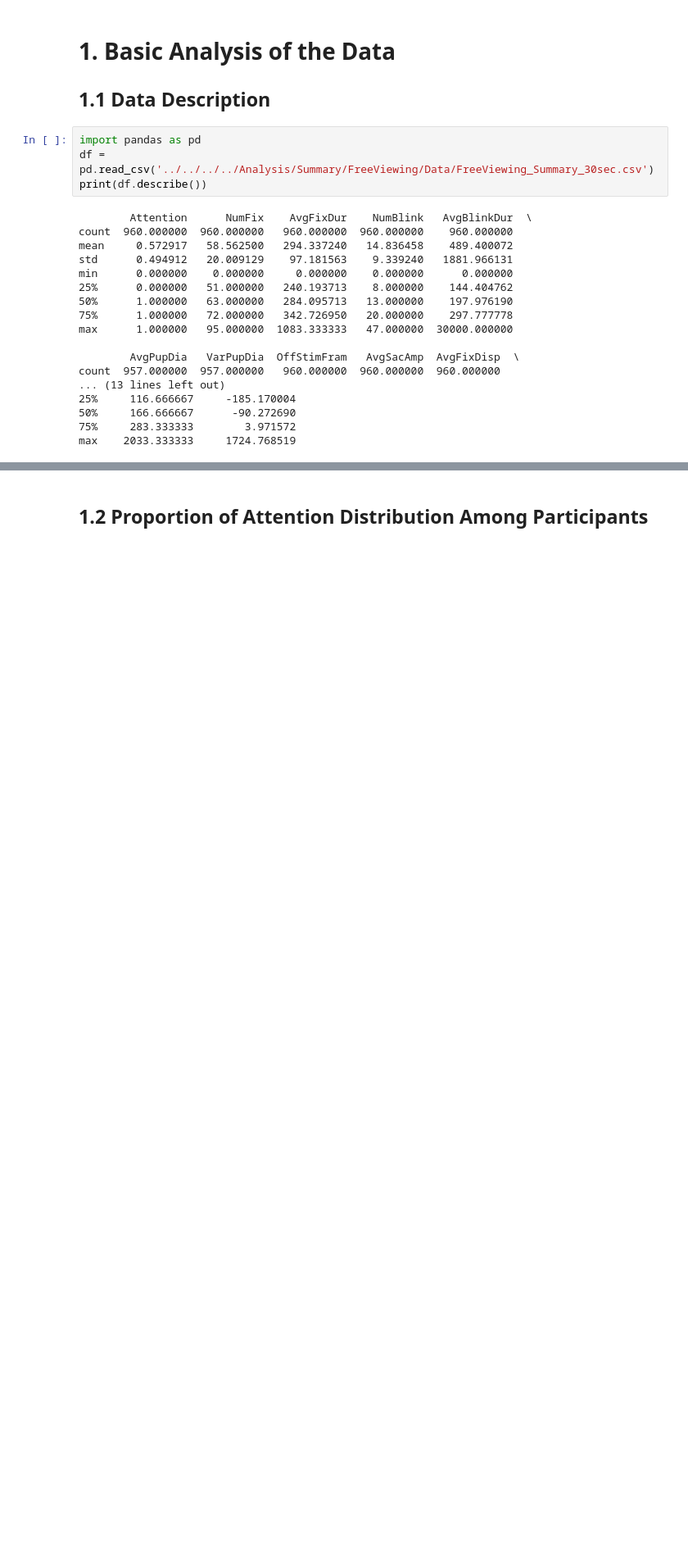
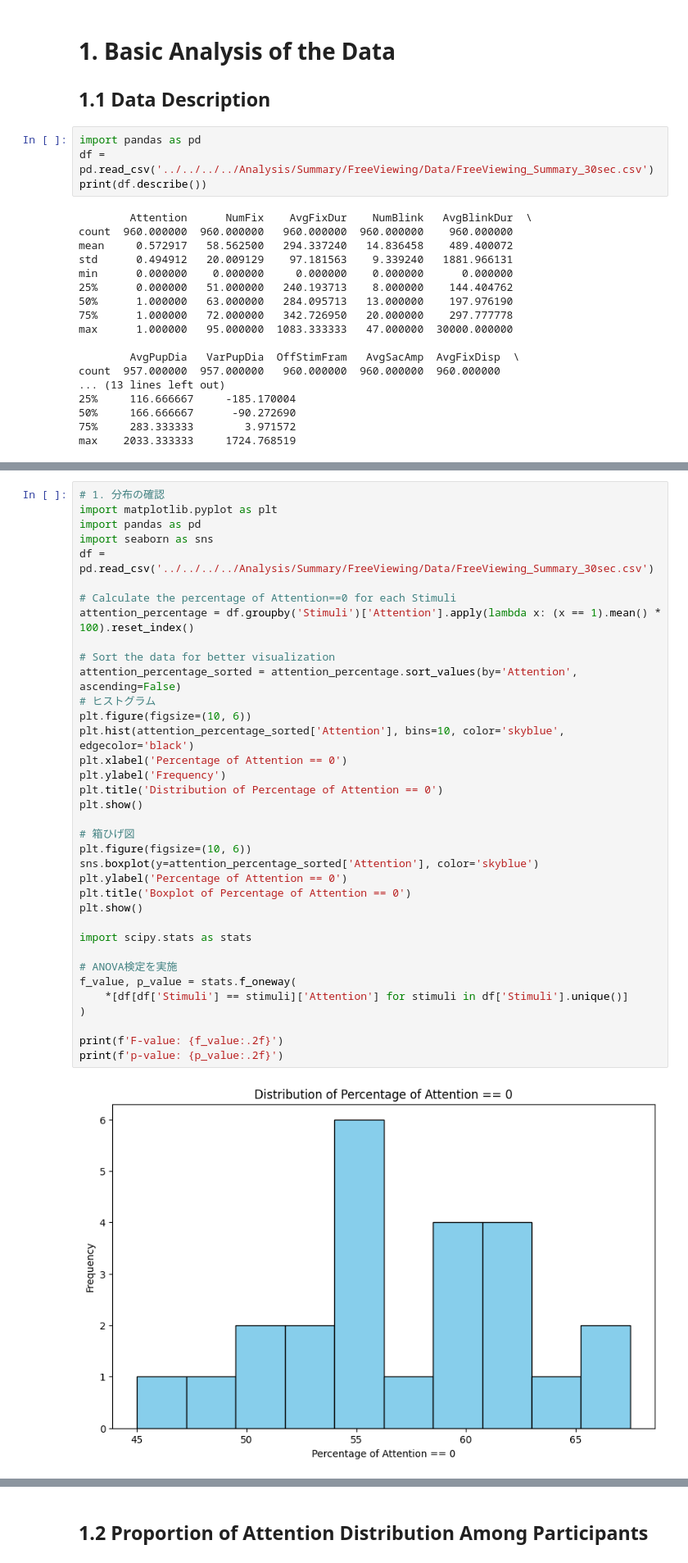
Before and after one commit to shiroyang/Mind-Wandering-Exp, a Jupyter notebook: Analysis/Summary/FreeViewing/Code/visualize_summary.ipynb, the cells around one changed output, grey strips where cells are left out. Shown at 82% size. Saved outputs shown, nothing was run; the diff lists cells and outputs as text; blank space fills up the shorter version.

```diff
--- a/Analysis/Summary/FreeViewing/Code/visualize_summary.ipynb
+++ b/Analysis/Summary/FreeViewing/Code/visualize_summary.ipynb
@@ -25,0 +62,38 @@ max    2033.333333     1724.768519
+# %%
+# 1. 分布の確認
+import matplotlib.pyplot as plt
+import pandas as pd
+import seaborn as sns
+df = pd.read_csv('../../../../Analysis/Summary/FreeViewing/Data/FreeViewing_Summary_30sec.csv')
+
+# Calculate the percentage of Attention==0 for each Stimuli
+attention_percentage = df.groupby('Stimuli')['Attention'].apply(lambda x: (x == 1).mean() * 100).reset_index()
+
+# Sort the data for better visualization
+attention_percentage_sorted = attention_percentage.sort_values(by='Attention', ascending=False)
+# ヒストグラム
+plt.figure(figsize=(10, 6))
+plt.hist(attention_percentage_sorted['Attention'], bins=10, color='skyblue', edgecolor='black')
+plt.xlabel('Percentage of Attention == 0')
+plt.ylabel('Frequency')
+plt.title('Distribution of Percentage of Attention == 0')
+plt.show()
+
+# 箱ひげ図
+plt.figure(figsize=(10, 6))
+sns.boxplot(y=attention_percentage_sorted['Attention'], color='skyblue')
+plt.ylabel('Percentage of Attention == 0')
+plt.title('Boxplot of Percentage of Attention == 0')
+plt.show()
+
+import scipy.stats as stats
+
+# ANOVA検定を実施
+f_value, p_value = stats.f_oneway(
+    *[df[df['Stimuli'] == stimuli]['Attention'] for stimuli in df['Stimuli'].unique()]
+)
+
+print(f'F-value: {f_value:.2f}')
+print(f'p-value: {p_value:.2f}')
+# %% [output]
+[figure, added]
```
Also changed, not shown: parts of 4 cells of this notebook, 11 other files.
